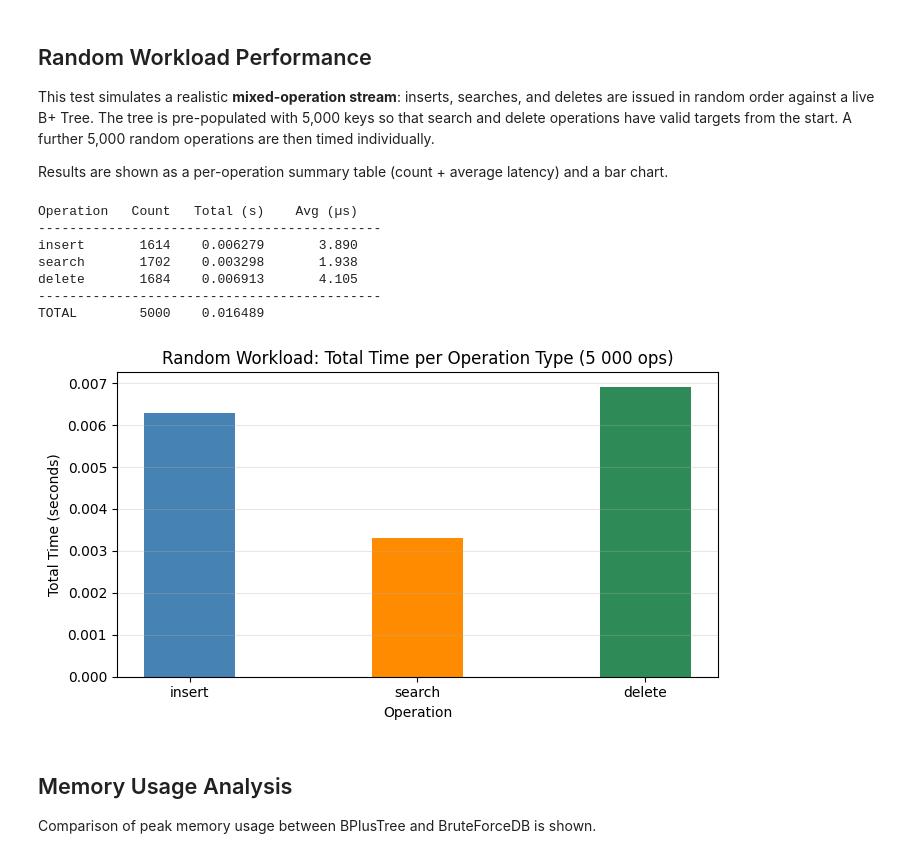
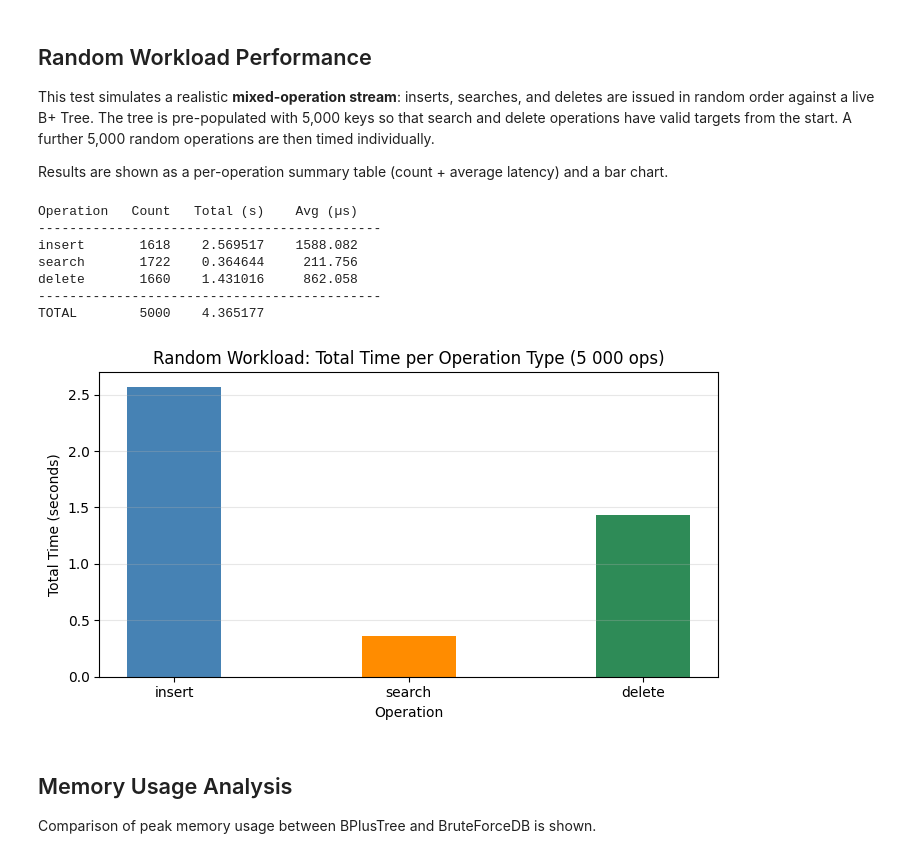
Before and after one commit to haarit19058/QueryWorks2.0, a Jupyter notebook: Assignment2/ModuleA/db_management_system/report.ipynb, the cells around one changed output. Saved outputs shown, nothing was run; the diff lists cells and outputs as text; code cells hidden in the pictures.

```diff
--- a/Assignment2/ModuleA/db_management_system/report.ipynb
+++ b/Assignment2/ModuleA/db_management_system/report.ipynb
@@ -549,7 +557,7 @@ op_list   = ["insert", "search", "delete"]
 op_counts = {"insert": 0, "search": 0, "delete": 0}
 op_times  = {"insert": 0.0, "search": 0.0, "delete": 0.0}
 
-tree_rw = BPlusTree(order=5)
+tree_rw = BPlusTree(order=5,filename='./random.db')
 keys_rw = random.sample(range(1, 200_001), 10_000)
 
 # Pre-populate with half the keys so search/delete have valid targets
@@ -570,38 +578,38 @@ for _ in range(5_000):
     op_times[op]  += time.perf_counter() - t0
     op_counts[op] += 1
 
 # Summary table
 print(f"{'Operation':<10} {'Count':>6}  {'Total (s)':>10}  {'Avg (µs)':>10}")
 print("-" * 44)
 total_t = 0.0
 for op in op_list:
     cnt = op_counts[op]; tot = op_times[op]
     avg = (tot / cnt * 1e6) if cnt else 0
     total_t += tot
     print(f"{op:<10} {cnt:>6}  {tot:>10.6f}  {avg:>10.3f}")
 print("-" * 44)
 print(f"{'TOTAL':<10} {sum(op_counts.values()):>6}  {total_t:>10.6f}")
 
 # Bar chart
 fig, ax = plt.subplots(figsize=(7, 4))
 ax.bar(op_list, [op_times[o] for o in op_list],
        color=["steelblue", "darkorange", "seagreen"], width=0.4)
 ax.set_title("Random Workload: Total Time per Operation Type (5 000 ops)", fontsize=12)
 ax.set_xlabel("Operation")
 ax.set_ylabel("Total Time (seconds)")
 ax.grid(axis='y', alpha=0.3)
 plt.tight_layout()
 plt.savefig("random_workload.png", dpi=150)
 plt.show()
 # %% [output]
 Operation   Count   Total (s)    Avg (µs)
 --------------------------------------------
-insert       1614    0.006279       3.890
-search       1702    0.003298       1.938
-delete       1684    0.006913       4.105
+insert       1618    2.569517    1588.082
+search       1722    0.364644     211.756
+delete       1660    1.431016     862.058
 --------------------------------------------
-TOTAL        5000    0.016489
+TOTAL        5000    4.365177
-[figure, old version]
+[figure, new version]
 # %% [markdown]
 ## Memory Usage Analysis
 
```
Also changed, not shown: parts of 12 cells of this notebook, 40 other files.
